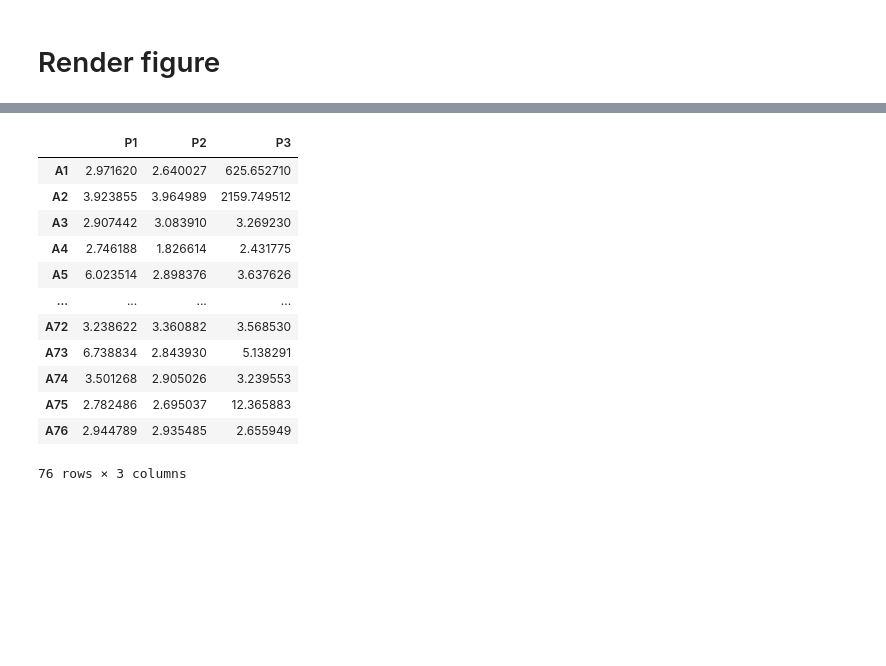
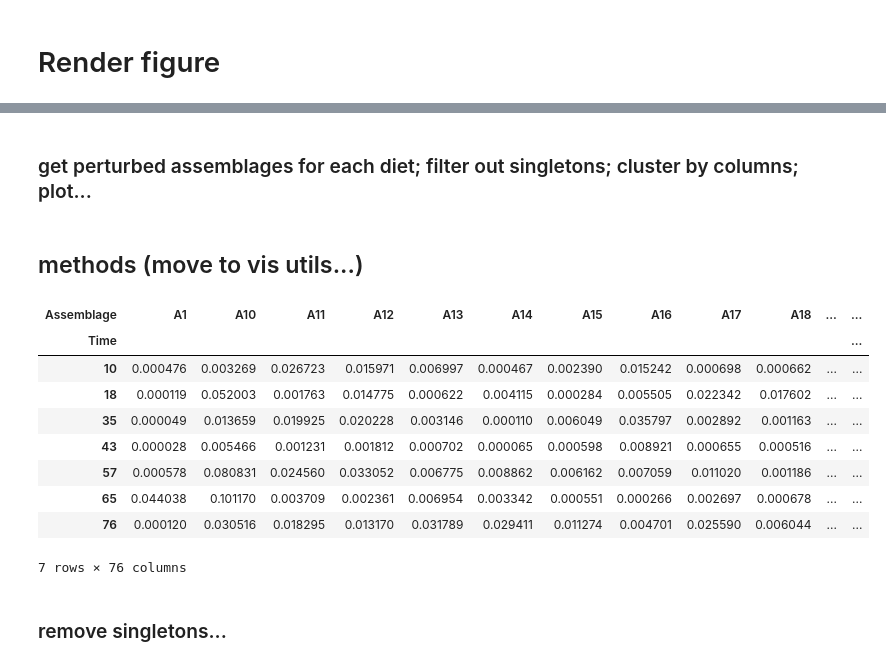
Before and after one commit to gerberlab/MCSPACE, a Jupyter notebook: mcspace/paper/figures/render_perturbed_assemblages.ipynb, the cells around one changed output, grey strips where cells are left out. Drawn from its saved outputs; the diff is of its cells as text; code cells hidden in the pictures; blank space fills up the shorter version.

```diff
--- a/mcspace/paper/figures/render_perturbed_assemblages.ipynb
+++ b/mcspace/paper/figures/render_perturbed_assemblages.ipynb
@@ -108,16 +93,25 @@ betadf
-# %%
-pertsdf
-# %% [output]
-|  | P1 | P2 | P3 |
-| A1 | 2.971620 | 2.640027 | 625.652710 |
-| A2 | 3.923855 | 3.964989 | 2159.749512 |
-| A3 | 2.907442 | 3.083910 | 3.269230 |
-| A4 | 2.746188 | 1.826614 | 2.431775 |
-| A5 | 6.023514 | 2.898376 | 3.637626 |
-| ... | ... | ... | ... |
-| A72 | 3.238622 | 3.360882 | 3.568530 |
-| A73 | 6.738834 | 2.843930 | 5.138291 |
-| A74 | 3.501268 | 2.905026 | 3.239553 |
-| A75 | 2.782486 | 2.695037 | 12.365883 |
-| A76 | 2.944789 | 2.935485 | 2.655949 |
-76 rows × 3 columns
+# %% [markdown]
+### get perturbed assemblages for each diet; filter out singletons; cluster by columns; plot...
+# %% [markdown]
+## methods (move to vis utils...)
+# %%
+def get_subj_averaged_assemblage_proportions(betadf):
+    subjave = betadf.loc[:,['Time','Assemblage','Value']].groupby(by=['Time','Assemblage']).mean()
+    subjave.reset_index(inplace=True)
+    betamat = subjave.pivot(index='Time', columns='Assemblage', values='Value')
+    return betamat
+# %%
+avebeta = get_subj_averaged_assemblage_proportions(betadf)
+# %%
+avebeta
+# %% [output]
+| Assemblage | A1 | A10 | A11 | A12 | A13 | A14 | A15 | A16 | A17 | A18 | ... | ... |
+| Time |  |  |  |  |  |  |  |  |  |  |  | ... |
+| 10 | 0.000476 | 0.003269 | 0.026723 | 0.015971 | 0.006997 | 0.000467 | 0.002390 | 0.015242 | 0.000698 | 0.000662 | ... | ... |
+| 18 | 0.000119 | 0.052003 | 0.001763 | 0.014775 | 0.000622 | 0.004115 | 0.000284 | 0.005505 | 0.022342 | 0.017602 | ... | ... |
+| 35 | 0.000049 | 0.013659 | 0.019925 | 0.020228 | 0.003146 | 0.000110 | 0.006049 | 0.035797 | 0.002892 | 0.001163 | ... | ... |
+| 43 | 0.000028 | 0.005466 | 0.001231 | 0.001812 | 0.000702 | 0.000065 | 0.000598 | 0.008921 | 0.000655 | 0.000516 | ... | ... |
+| 57 | 0.000578 | 0.080831 | 0.024560 | 0.033052 | 0.006775 | 0.008862 | 0.006162 | 0.007059 | 0.011020 | 0.001186 | ... | ... |
+| 65 | 0.044038 | 0.101170 | 0.003709 | 0.002361 | 0.006954 | 0.003342 | 0.000551 | 0.000266 | 0.002697 | 0.000678 | ... | ... |
+| 76 | 0.000120 | 0.030516 | 0.018295 | 0.013170 | 0.031789 | 0.029411 | 0.011274 | 0.004701 | 0.025590 | 0.006044 | ... | ... |
+7 rows × 76 columns
@@ -123,0 +132,2 @@ pertsdf
+# %% [markdown]
+### remove singletons...
```
Also changed, not shown: parts of 21 cells of this notebook, 2 other files.
